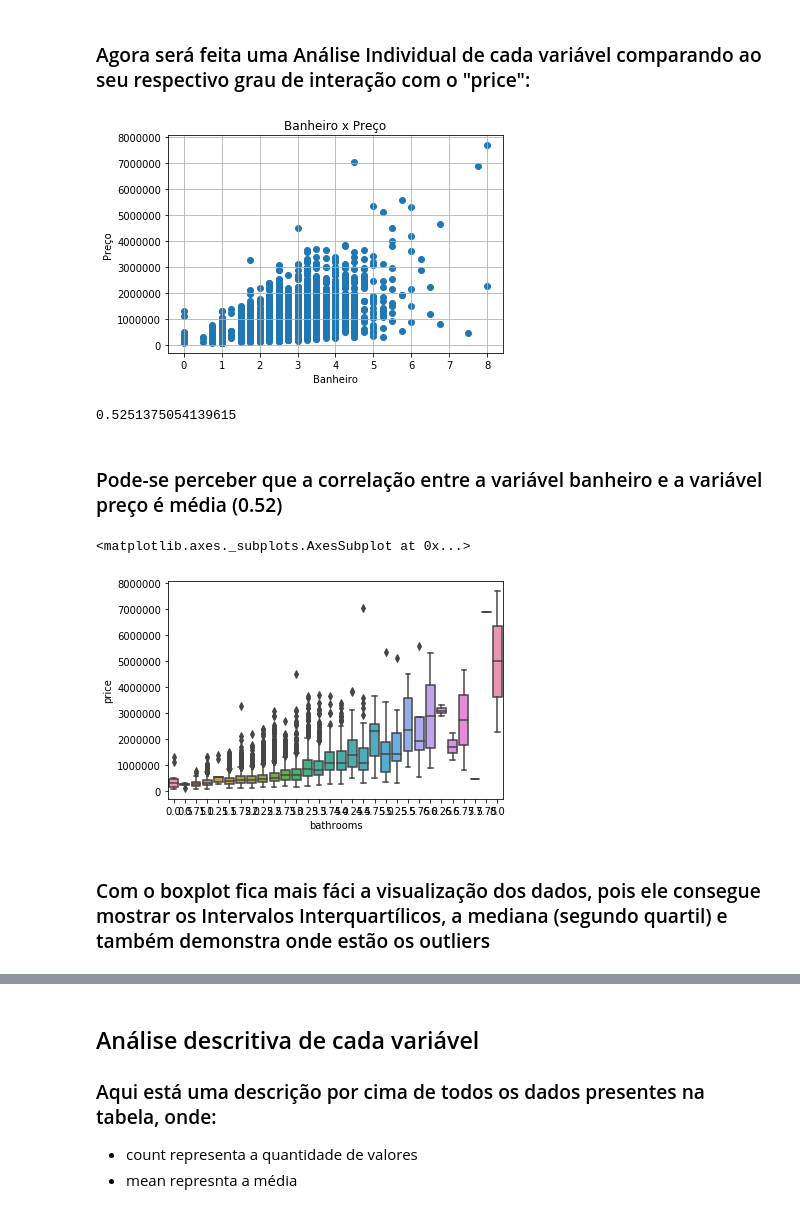
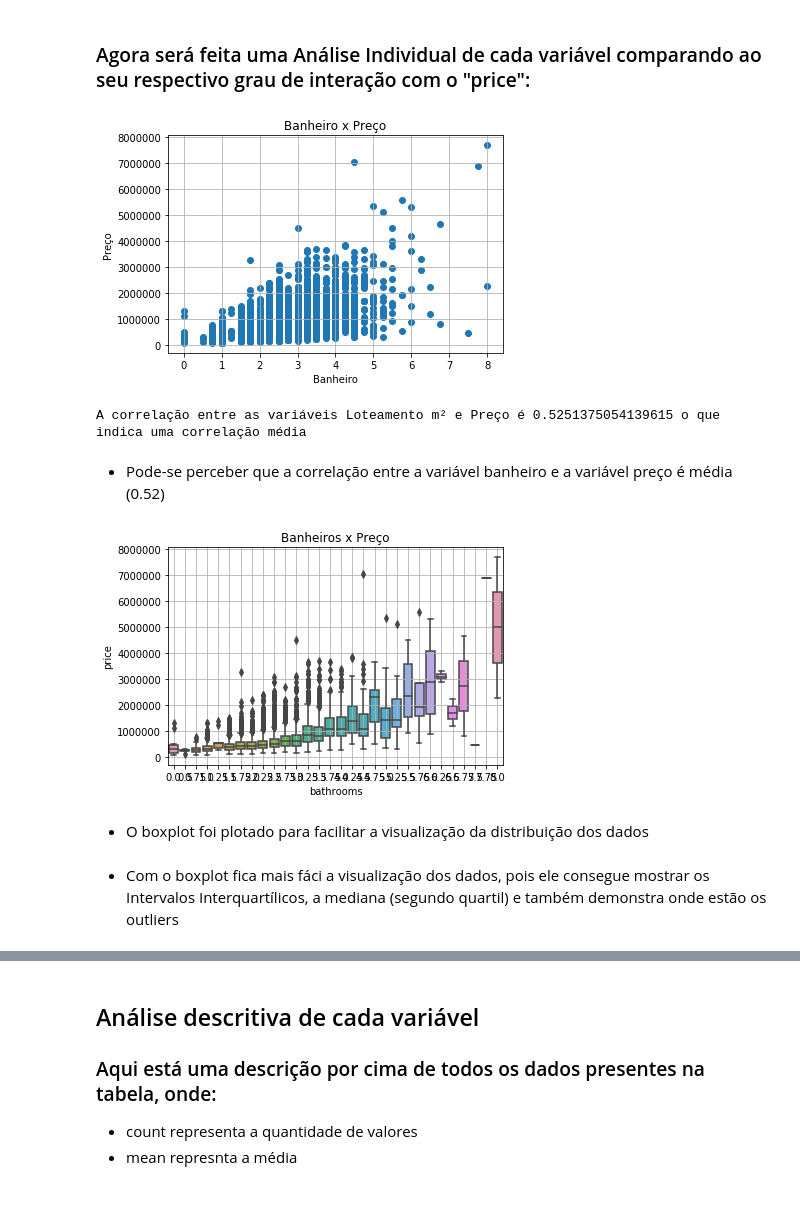
Before and after one commit to rafaelhbz/Projeto2_Cdados, a Jupyter notebook: Projeto2.ipynb, the cells around one changed output, grey strips where cells are left out. Drawn from its saved outputs; the diff is of its cells as text; code cells hidden in the pictures.

Commit message:
Criei uma função fara facilitar a forma de mostrar a correlação, adicionei algumas explicações

```diff
--- a/Projeto2.ipynb
+++ b/Projeto2.ipynb
@@ -232,18 +243,22 @@ sns.heatmap(matriz_correl)
 # %%
 plt.scatter(cleaned_datasheet.bathrooms,cleaned_datasheet.price)
 plota_grafico("Banheiro x Preço", "Banheiro", "Preço")
-cleaned_datasheet.bathrooms.corr(cleaned_datasheet.price)
+printa_correlacao("Loteamento m²", "Preço", cleaned_datasheet.bathrooms.corr(cleaned_datasheet.price))
 # %% [output]
 [figure]
-0.5251375054139615
+A correlação entre as variáveis Loteamento m² e Preço é 0.5251375054139615 o que indica uma correlação média
 # %% [markdown]
-### Pode-se perceber que a correlação entre a variável banheiro e a variável preço é média (0.52)
+* Pode-se perceber que a correlação entre a variável banheiro e a variável preço é média (0.52)
 # %%
 sns.boxplot(x = "bathrooms", y = "price", data = cleaned_datasheet)
+plt.grid(True)
+plt.title("Banheiros x Preço")
+plt.show()
 # %% [output]
-<matplotlib.axes._subplots.AxesSubplot at 0x...>
-[figure, old version]
+[figure, new version]
+# %% [markdown]
+* O boxplot foi plotado para facilitar a visualização da distribuição dos dados
 # %% [markdown]
-### Com o boxplot fica mais fáci a visualização dos dados, pois ele consegue mostrar os Intervalos Interquartílicos, a mediana (segundo quartil) e também demonstra onde estão os outliers
+* Com o boxplot fica mais fáci a visualização dos dados, pois ele consegue mostrar os Intervalos Interquartílicos, a mediana (segundo quartil) e também demonstra onde estão os outliers
 # %%
 sns.boxplot(x = "bedrooms", y = "price", data = cleaned_datasheet)
```
Also changed, not shown: parts of 40 cells of this notebook.
